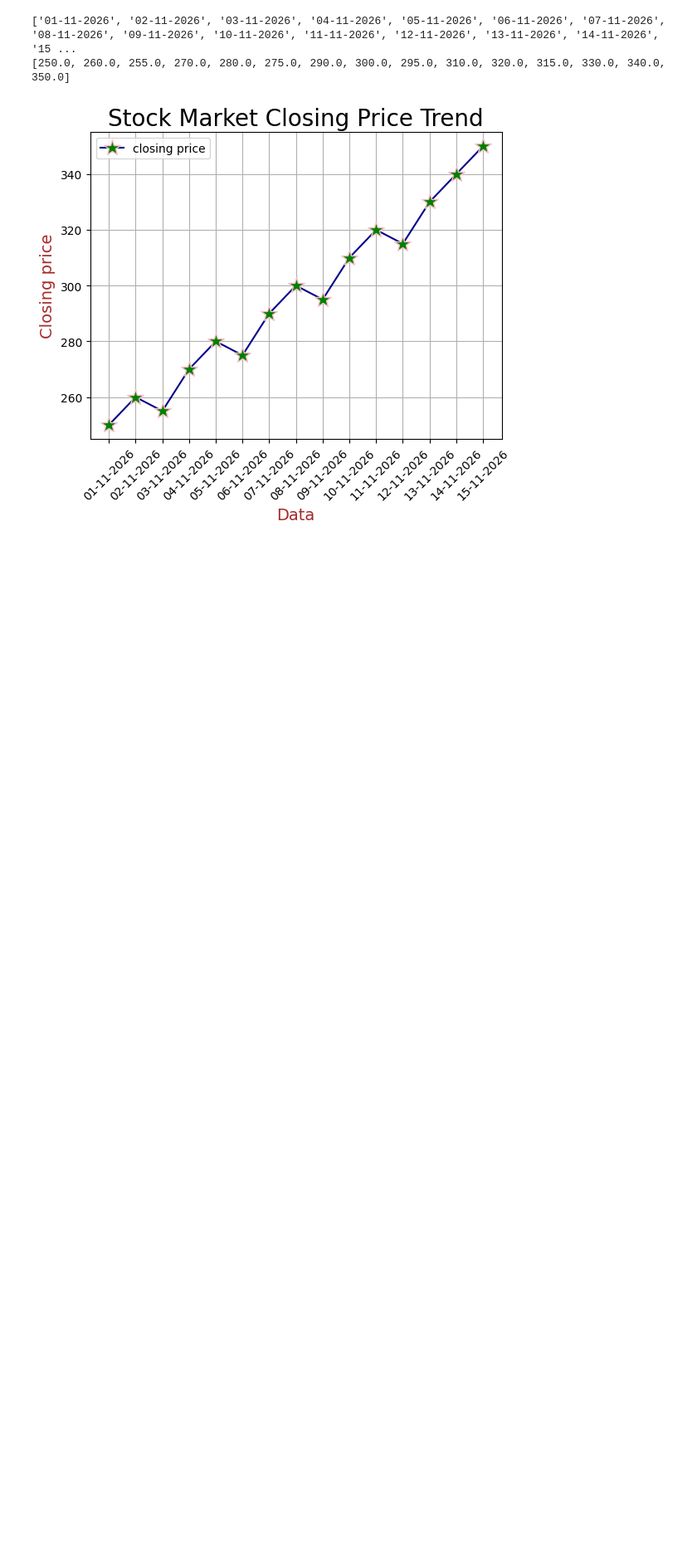
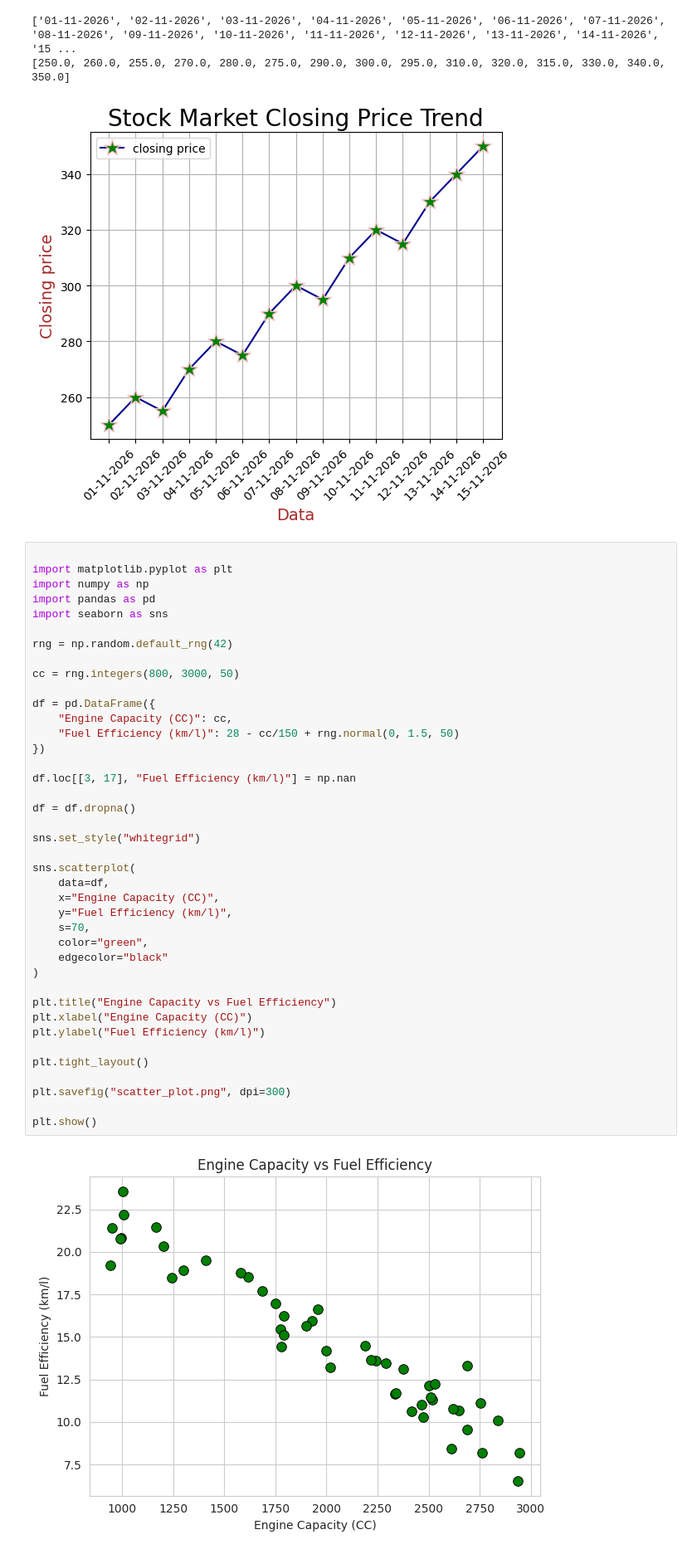
Before and after one commit to harshad8848-ux/Stock_Market, a Jupyter notebook: Untitled0.ipynb, the cells around one changed output. Shown at 83% size. Cells and saved outputs as stored; diff of their text form; blank space fills up the shorter version.

```diff
--- a/Untitled0.ipynb
+++ b/Untitled0.ipynb
@@ -37,3 +37,45 @@ plt.show()
 ['01-11-2026', '02-11-2026', '03-11-2026', '04-11-2026', '05-11-2026', '06-11-2026', '07-11-2026', '08-11-2026', '09-11-2026', '10-11-2026', '11-11-2026', '12-11-2026', '13-11-2026', '14-11-2026', '15 ...
 [250.0, 260.0, 255.0, 270.0, 280.0, 275.0, 290.0, 300.0, 295.0, 310.0, 320.0, 315.0, 330.0, 340.0, 350.0]
 [figure]
+# %%
+
+import matplotlib.pyplot as plt
+import numpy as np
+import pandas as pd
+import seaborn as sns
+
+rng = np.random.default_rng(42)
+
+cc = rng.integers(800, 3000, 50)
+
+df = pd.DataFrame({
+    "Engine Capacity (CC)": cc,
+    "Fuel Efficiency (km/l)": 28 - cc/150 + rng.normal(0, 1.5, 50)
+})
+
+df.loc[[3, 17], "Fuel Efficiency (km/l)"] = np.nan
+
+df = df.dropna()
+
+sns.set_style("whitegrid")
+
+sns.scatterplot(
+    data=df,
+    x="Engine Capacity (CC)",
+    y="Fuel Efficiency (km/l)",
+    s=70,
+    color="green",
+    edgecolor="black"
+)
+
+plt.title("Engine Capacity vs Fuel Efficiency")
+plt.xlabel("Engine Capacity (CC)")
+plt.ylabel("Fuel Efficiency (km/l)")
+
+plt.tight_layout()
+
+plt.savefig("scatter_plot.png", dpi=300)
+
+plt.show()
+# %% [output]
+[figure, added]
```
